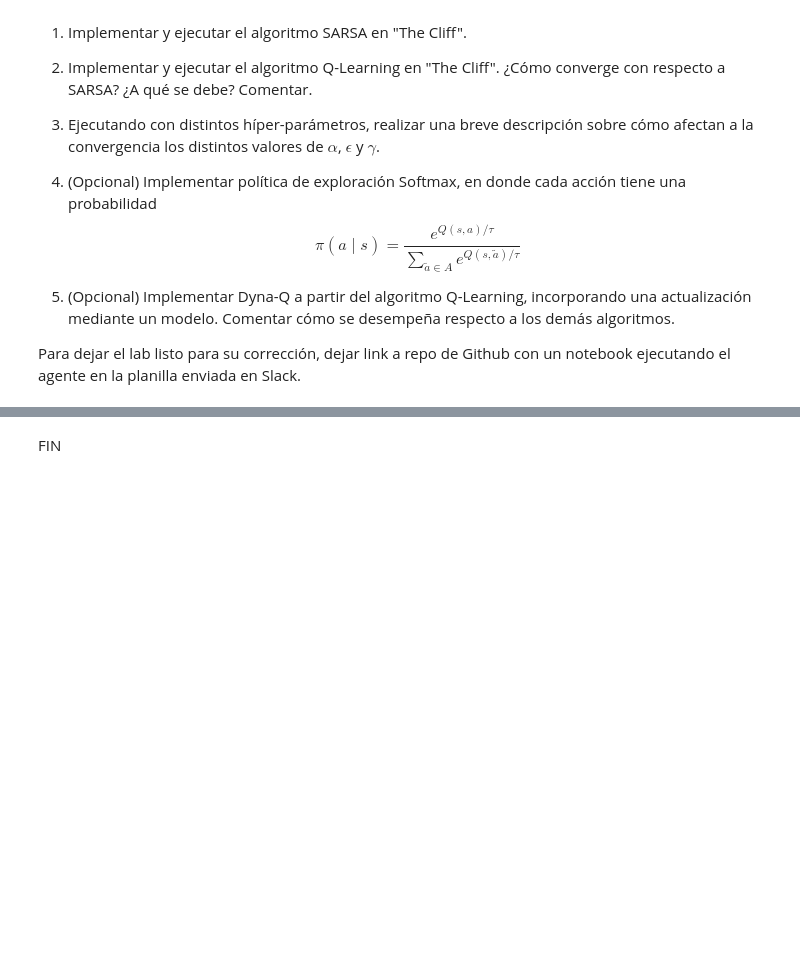
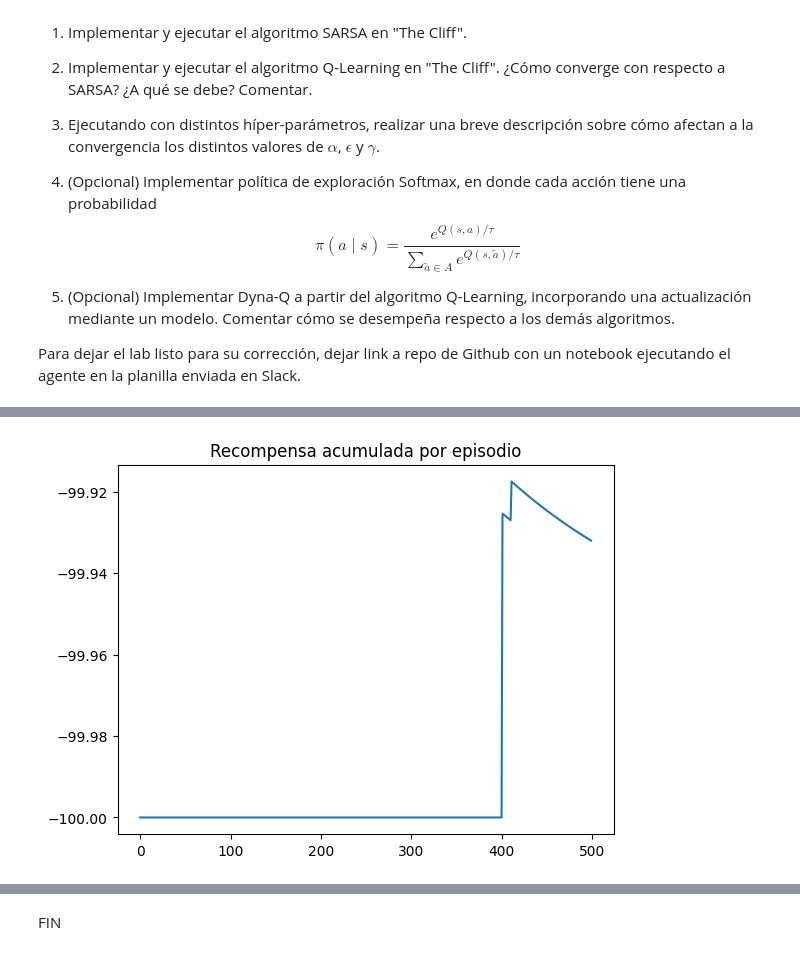
Before and after one commit to wilmays10/practico-aprendizaje-por-refuerzos2023, a Jupyter notebook: lab_1_intro_rl_skrundz.ipynb, the cells around one changed output, grey strips where cells are left out. Saved outputs shown, nothing was run; the diff lists cells and outputs as text; code cells hidden in the pictures; blank space fills up the shorter version.

Commit message:
agrego ejecucion de Q-learning

```diff
--- a/lab_1_intro_rl_skrundz.ipynb
+++ b/lab_1_intro_rl_skrundz.ipynb
@@ -563,0 +568,37 @@ Para dejar el lab listo para su corrección, dejar link a repo de Github con un
+# %%
+# se crea el diccionario que contendrá los valores de Q
+# para cada tupla (estado, acción)
+q = {}
+
+# definimos sus híper-parámetros básicos
+hyperparameters = {
+    "alpha": 0.5,
+    "gamma": 1,
+    "epsilon": 0.1,
+    "tau": 25,
+}
+
+learning_function = learn_Q_learning
+episodes_to_run = 500
+
+env = gym.make("CliffWalking-v0")
+actions = range(env.action_space.n)
+
+# se declara una semilla aleatoria
+random_state = np.random.RandomState(42)
+
+#ejecutamos el agente
+avg_steps_per_episode, timesteps_ep, reward_ep = run(
+    learning_function,
+    hyperparameters,
+    episodes_to_run,
+    env,
+    actions,
+    q,
+    random_state
+)
+
+# grafico de recompensa acumulada por episodio
+plot_reward_per_episode(reward_ep)
+# %% [output]
+[figure, added]
```
Also changed, not shown: parts of 2 cells of this notebook.
